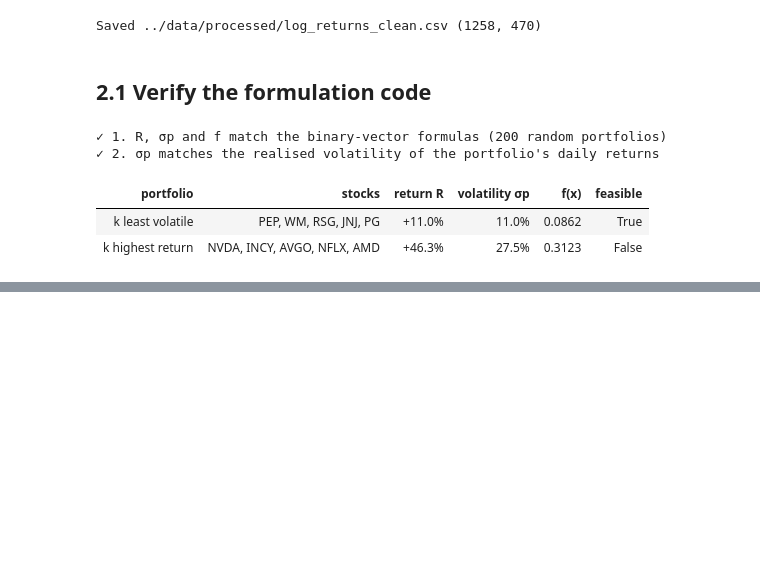
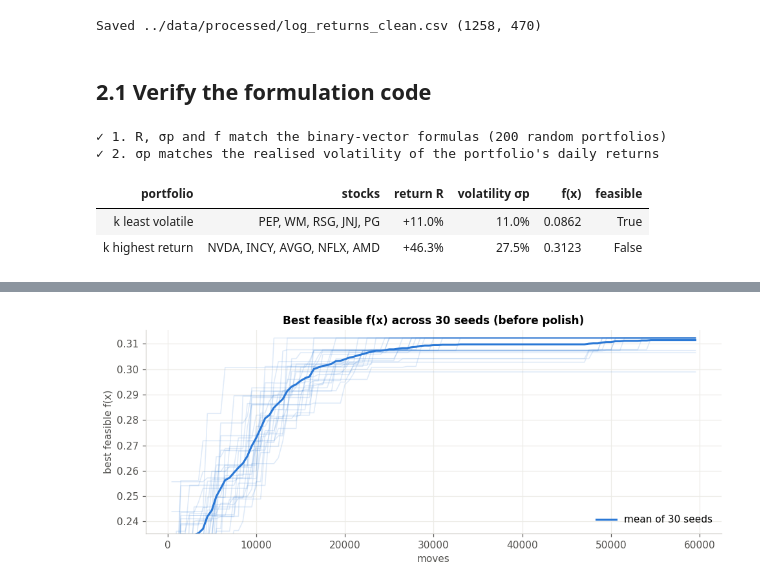
Before and after one commit to manoj1995madushanka/IT-5082-assignment, a Jupyter notebook: notebooks/portfolio_selection_simulated_annealing.ipynb, the cells around one changed output, grey strips where cells are left out. Saved outputs shown, nothing was run; the diff lists cells and outputs as text; code cells hidden in the pictures; blank space fills up the shorter version.

```diff
--- a/notebooks/portfolio_selection_simulated_annealing.ipynb
+++ b/notebooks/portfolio_selection_simulated_annealing.ipynb
@@ -299,0 +442,80 @@ pd.DataFrame({
+# %%
+from IPython.display import display
+from itertools import combinations
+
+# =============================================================================
+# 1. Feasibility & local optimality — every one of the 30 runs (Lec 1 s144, Lec 2 s325)
+# =============================================================================
+runs = []
+for seed in range(N_SEEDS):
+    t0 = time.perf_counter()
+    S_raw, f_raw, h_s = simulated_annealing(K, T0, RHO0, seed=seed)
+    S_s = polish(S_raw)
+    runs.append({"seed": seed, "S": S_s, "f": objective(S_s), "f_raw": f_raw,
+                 "time_s": time.perf_counter() - t0, "moves": len(h_s) * MOVES_PER_T,
+                 "curve": h_s["best_f"].to_numpy(), "solution": tuple(sorted(tickers[S_s]))})
+runs = pd.DataFrame(runs)
+
+feasible  = [S is not None and is_feasible(S) for S in runs["S"]]
+local_opt = [improving_swap(S) is None for S in runs["S"]]
+print("1. FEASIBILITY & LOCAL OPTIMALITY")
+print(f"   polish changed the SA result in:          {(~np.isclose(runs['f'], runs['f_raw'])).sum()}/{N_SEEDS} runs")
+print(f"   exactly k distinct stocks and σp ≤ 15%:   {sum(feasible)}/{N_SEEDS} runs")
+print(f"   no improving feasible 1-swap neighbour:   {sum(local_opt)}/{N_SEEDS} runs "
+      f"(checked {K * (N - K):,} neighbours each)")
+
+# =============================================================================
+# 2. Convergence & 30-seed statistics (Lec 10 s27, Lec 1 s62, master guide §3.2)
+# =============================================================================
+best_overall = runs["f"].max()
+print("\n2. CONVERGENCE & 30-SEED STATISTICS")
+display(pd.DataFrame({
+    "mean f": [runs["f"].mean()], "std f": [runs["f"].std()],
+    "best f": [best_overall], "worst f": [runs["f"].min()],
+    "runs reaching best": [f"{np.isclose(runs['f'], best_overall).sum()}/{N_SEEDS}"],
+    "SA alone reaching best": [f"{np.isclose(runs['f_raw'], best_overall).sum()}/{N_SEEDS}"],
+    "distinct solutions": [runs["solution"].nunique()],
+    "mean moves": [runs["moves"].mean()],
+    "mean time (s)": [runs["time_s"].mean()],
+}).style.format({"mean f": "{:.5f}", "std f": "{:.5f}", "best f": "{:.5f}", "worst f": "{:.5f}",
+                 "mean moves": "{:,.0f}", "mean time (s)": "{:.2f}"}).hide(axis="index"))
+
+L_max = max(len(c) for c in runs["curve"])                 # runs stop at different levels
+curves = np.vstack([np.pad(c, (0, L_max - len(c)), mode="edge") for c in runs["curve"]])
+curves[~np.isfinite(curves)] = np.nan
+moves_axis = np.arange(1, L_max + 1) * MOVES_PER_T
+fig, ax = plt.subplots(figsize=(9, 3.8))
+for c in curves:
+    ax.plot(moves_axis, c, color=C["blue"], alpha=0.15, lw=1)
+ax.plot(moves_axis, np.nanmean(curves, axis=0), color=C["blue"], label=f"mean of {N_SEEDS} seeds")
+ax.set(title="Best feasible f(x) across 30 seeds (before polish)", xlabel="moves", ylabel="best feasible f(x)")
+ax.set_ylim(np.nanpercentile(curves, 5), best_overall + 0.01 * abs(best_overall))
+ax.legend(loc="lower right"); plt.tight_layout(); plt.show()
+
+# =============================================================================
+# 3. Brute-force reference on a small instance (Lec 5 s68, Lec 11 s60)
+# =============================================================================
+SUB = np.sort(np.random.default_rng(7).choice(N, size=40, replace=False))
+t0 = time.perf_counter()
+combos = SUB[np.array(list(combinations(range(len(SUB)), K)))]
+blocks = Sigma[combos[:, :, None], combos[:, None, :]].sum(axis=(1, 2))
+vols   = np.sqrt(blocks) / K
+fs     = mu[combos].mean(axis=1) - LAMBDA * vols**2
+fs[vols > RISK_CAP] = -np.inf                       # infeasible portfolios excluded
+f_star, S_star = fs.max(), combos[fs.argmax()]
+t_bf = time.perf_counter() - t0
+
+T0_s, RHO0_s, _, _ = calibrate(K, universe=SUB)
+sub_f, sub_t = [], []
+for seed in range(N_SEEDS):
+    t0 = time.perf_counter()
+    S_raw, _, _ = simulated_annealing(K, T0_s, RHO0_s, universe=SUB, seed=seed)
+    sub_f.append(objective(polish(S_raw, SUB))); sub_t.append(time.perf_counter() - t0)
+gap = (f_star - np.array(sub_f)) / abs(f_star) * 100
+
+print("3. BRUTE-FORCE REFERENCE (40 random stocks, k = 5)")
+print(f"   enumerated {len(combos):,} portfolios ({np.isfinite(fs).sum():,} feasible) in {t_bf:.2f}s")
+print(f"   optimum f* = {f_star:.5f}: {', '.join(sorted(tickers[S_star]))} (σp = {port_vol(S_star):.2%})")
+print(f"   SA reached f* in {(gap < 1e-9).sum()}/{N_SEEDS} runs; optimality gap mean {gap.mean():.3f}%, "
+      f"max {gap.max():.3f}%; {np.mean(sub_t):.2f}s per run")
+# %% [output]
@@ -299,0 +530 @@ pd.DataFrame({
+[figure, added]
```
Also changed, not shown: parts of 8 cells of this notebook.
